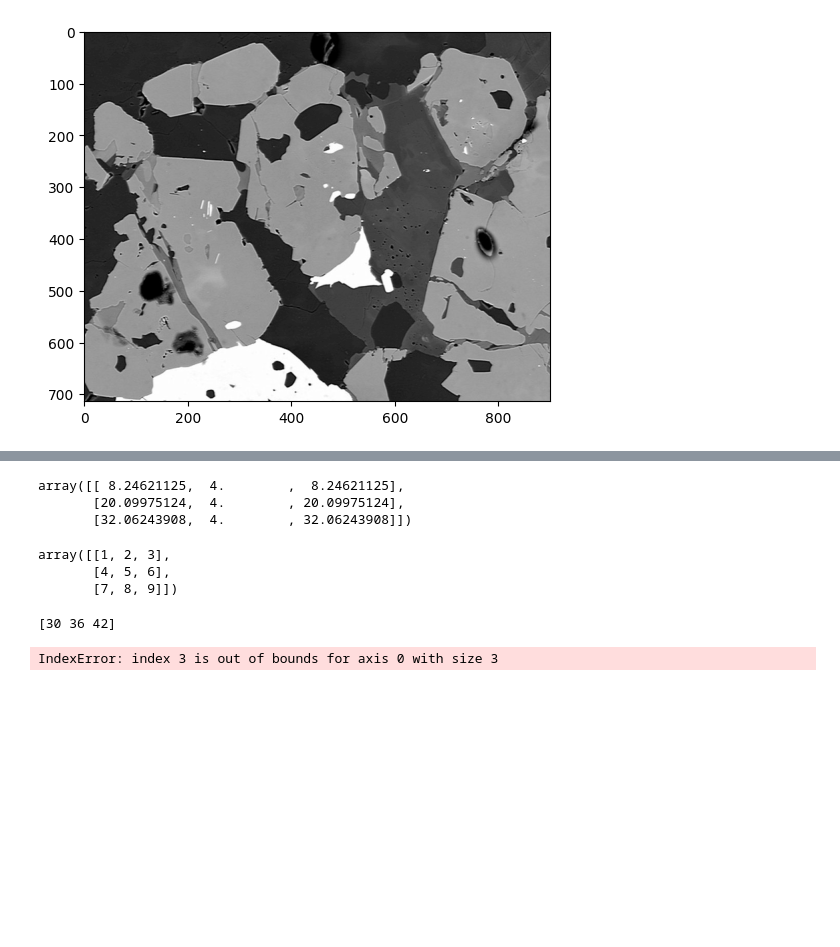
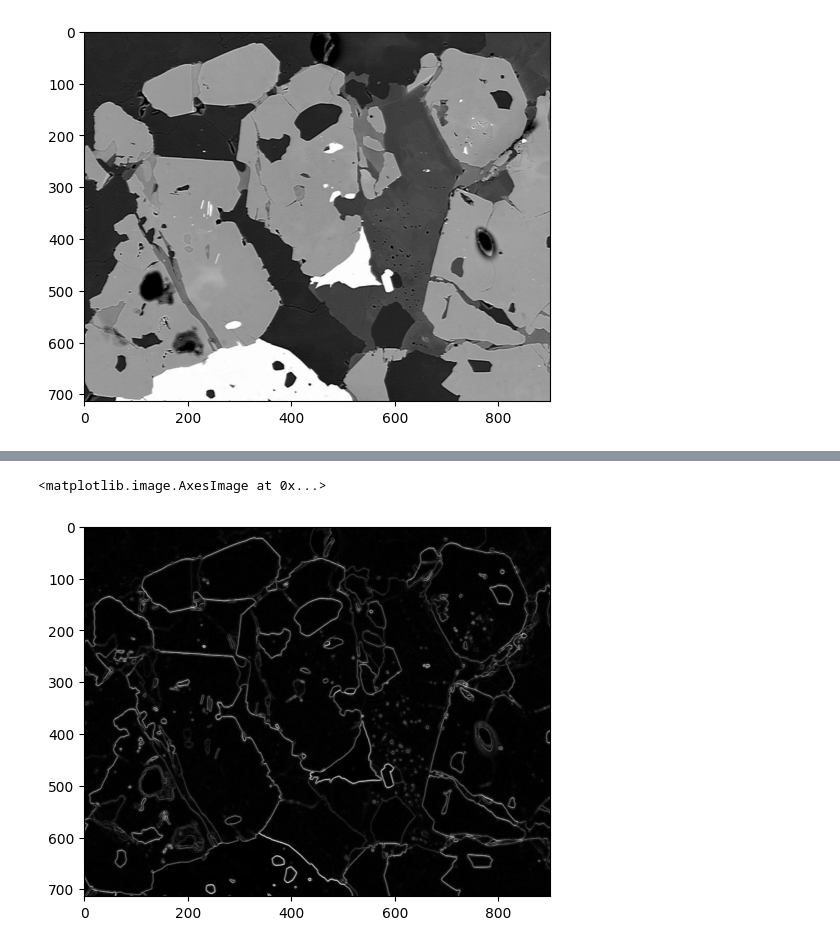
Before and after one commit to gowthaml15/Learning, a Jupyter notebook: image_processing/sobel_filter.ipynb, the cells around one changed output, grey strips where cells are left out. Drawn from its saved outputs; the diff is of its cells as text; code cells hidden in the pictures; blank space fills up the shorter version.

```diff
--- a/image_processing/sobel_filter.ipynb
+++ b/image_processing/sobel_filter.ipynb
@@ -34,0 +51,6 @@ plt.imshow(img,cmap='gray')
+# %%
+final = np.sqrt(x*x+y*y)
+plt.imshow(final,cmap='gray')
+# %% [output]
+<matplotlib.image.AxesImage at 0x...>
+[figure, added]
@@ -43,6 +76,0 @@ g = np.sqrt((gv*gv)+(gh*gh))
-# %%
-g
-# %% [output]
-array([[ 8.24621125,  4.        ,  8.24621125],
-       [20.09975124,  4.        , 20.09975124],
-       [32.06243908,  4.        , 32.06243908]])
@@ -53,18 +76,0 @@ c = b.copy()
-# %%
-c
-# %% [output]
-array([[1, 2, 3],
-       [4, 5, 6],
-       [7, 8, 9]])
-# %%
-for i in range(len(b)):
-    for j in range(len(b[0])):
-        acc = 0
-        for kernel_row in range(len(kernel)):
-            for element in range(len(kernel[0])):
-                if 0<=i-kernel_row <= element:
-                    acc += kernel[kernel_row][element] * b[i-kernel_row+element]
-    print(acc)
-# %% [output]
-[30 36 42]
-IndexError: index 3 is out of bounds for axis 0 with size 3
```
Also changed, not shown: parts of 10 cells of this notebook, 4 other files.
